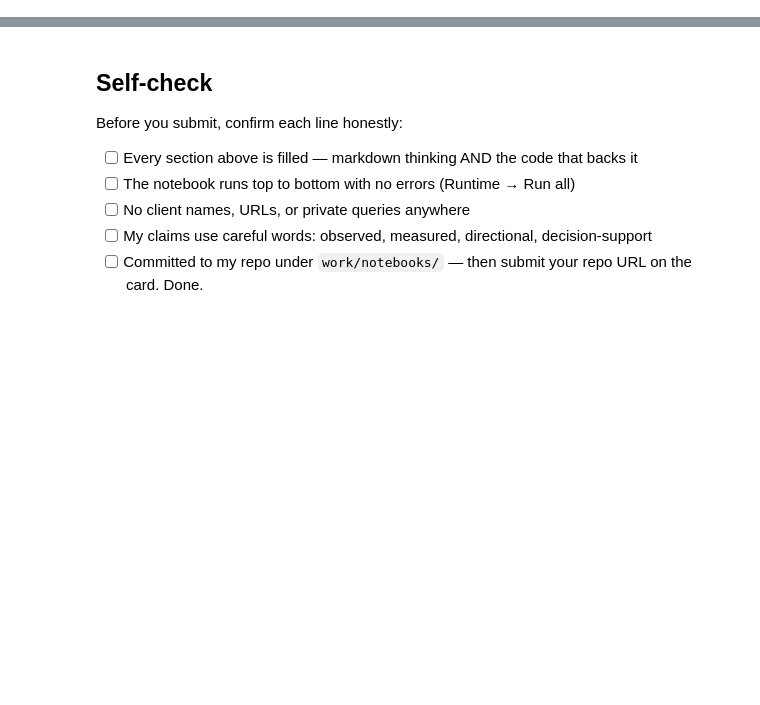
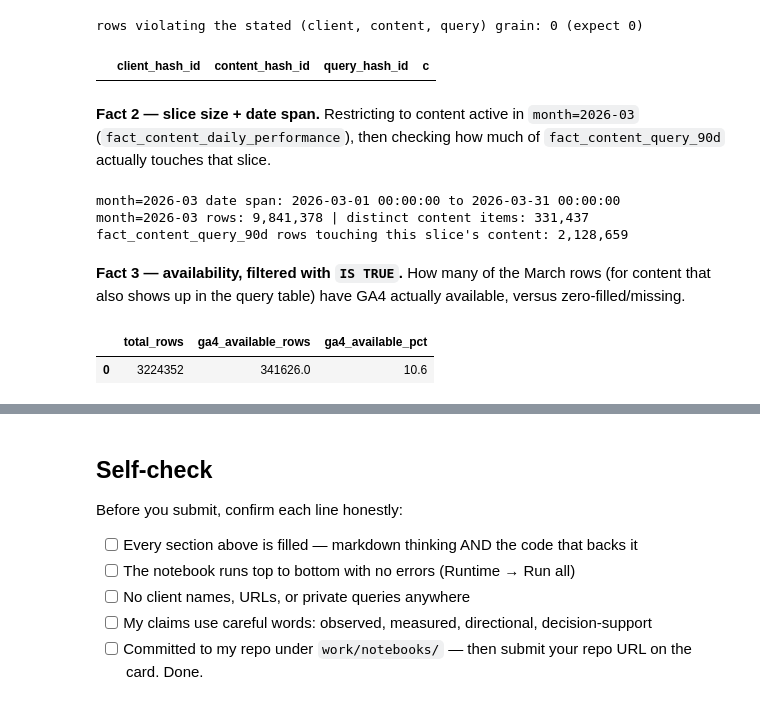
Before and after one commit to anasYaha/Flyrank-ml-internship, a Jupyter notebook: work/notebooks/w03_data_contract.ipynb, the cells around one changed output, grey strips where cells are left out. Cells and saved outputs as stored; diff of their text form; code cells hidden in the pictures; blank space fills up the shorter version.

```diff
--- a/work/notebooks/w03_data_contract.ipynb
+++ b/work/notebooks/w03_data_contract.ipynb
@@ -36,0 +156,56 @@ This skeleton is yours to fill. Work the sections **in order** — each one has
+# %%
+# --- Fact 1: grain check ---
+grain_check = con.sql(f"""
+    SELECT client_hash_id, content_hash_id, {QUERY_ID_COL}, COUNT(*) AS c
+    FROM {TABLES['fact_query_90d']}
+    GROUP BY 1, 2, 3
+    HAVING COUNT(*) > 1
+    LIMIT 5
+""").df()
+print(f'rows violating the stated (client, content, query) grain: {len(grain_check)} (expect 0)')
+grain_check
+# %% [output]
+rows violating the stated (client, content, query) grain: 0 (expect 0)
+|  | client_hash_id | content_hash_id | query_hash_id | c |
+# %% [markdown]
+**Fact 2 — slice size + date span.** Restricting to content active in `month=2026-03`
+(`fact_content_daily_performance`), then checking how much of `fact_content_query_90d`
+actually touches that slice.
+# %%
+# --- Fact 2: slice size + date span ---
+month_span = con.sql(f"""
+    SELECT MIN(report_date) AS month_start, MAX(report_date) AS month_end, COUNT(*) AS row_count,
+           COUNT(DISTINCT content_hash_id) AS distinct_content_items
+    FROM {TABLES['fact_daily_mar']}
+""").df()
+
+slice_query_rows = con.sql(f"""
+    SELECT COUNT(*) AS query_rows_touching_march_content
+    FROM {TABLES['fact_query_90d']} q
+    WHERE q.content_hash_id IN (SELECT DISTINCT content_hash_id FROM {TABLES['fact_daily_mar']})
+""").df()
+
+print(f"month=2026-03 date span: {month_span['month_start'][0]} to {month_span['month_end'][0]}")
+print(f"month=2026-03 rows: {month_span['row_count'][0]:,} | distinct content items: {month_span['distinct_content_items'][0]:,}")
+print(f"fact_content_query_90d rows touching this slice's content: {slice_query_rows['query_rows_touching_march_content'][0]:,}")
+# %% [output]
+month=2026-03 date span: 2026-03-01 00:00:00 to 2026-03-31 00:00:00
+month=2026-03 rows: 9,841,378 | distinct content items: 331,437
+fact_content_query_90d rows touching this slice's content: 2,128,659
+# %% [markdown]
+**Fact 3 — availability, filtered with `IS TRUE`.** How many of the March rows (for content
+that also shows up in the query table) have GA4 actually available, versus zero-filled/missing.
+# %%
+# --- Fact 3: availability check with IS TRUE ---
+avail_check = con.sql(f"""
+    SELECT
+        COUNT(*)                                                    AS total_rows,
+        SUM(CASE WHEN ga4_data_available IS TRUE THEN 1 ELSE 0 END) AS ga4_available_rows
+    FROM {TABLES['fact_daily_mar']}
+    WHERE content_hash_id IN (SELECT DISTINCT content_hash_id FROM {TABLES['fact_query_90d']})
+""").df()
+avail_check['ga4_available_pct'] = (100 * avail_check['ga4_available_rows'] / avail_check['total_rows']).round(1)
+avail_check
+# %% [output]
+|  | total_rows | ga4_available_rows | ga4_available_pct |
+| 0 | 3224352 | 341626.0 | 10.6 |
```
Also changed, not shown: parts of 22 cells of this notebook.
